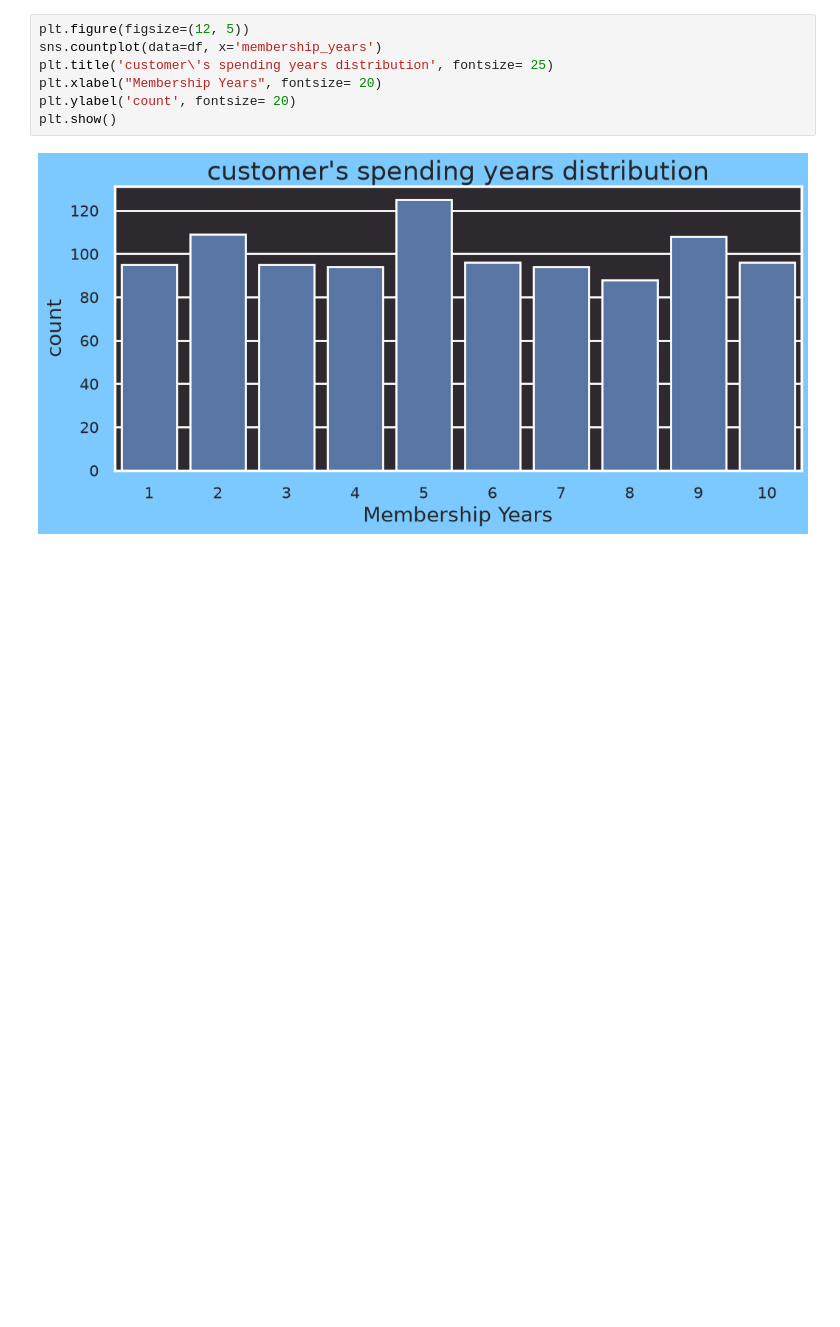
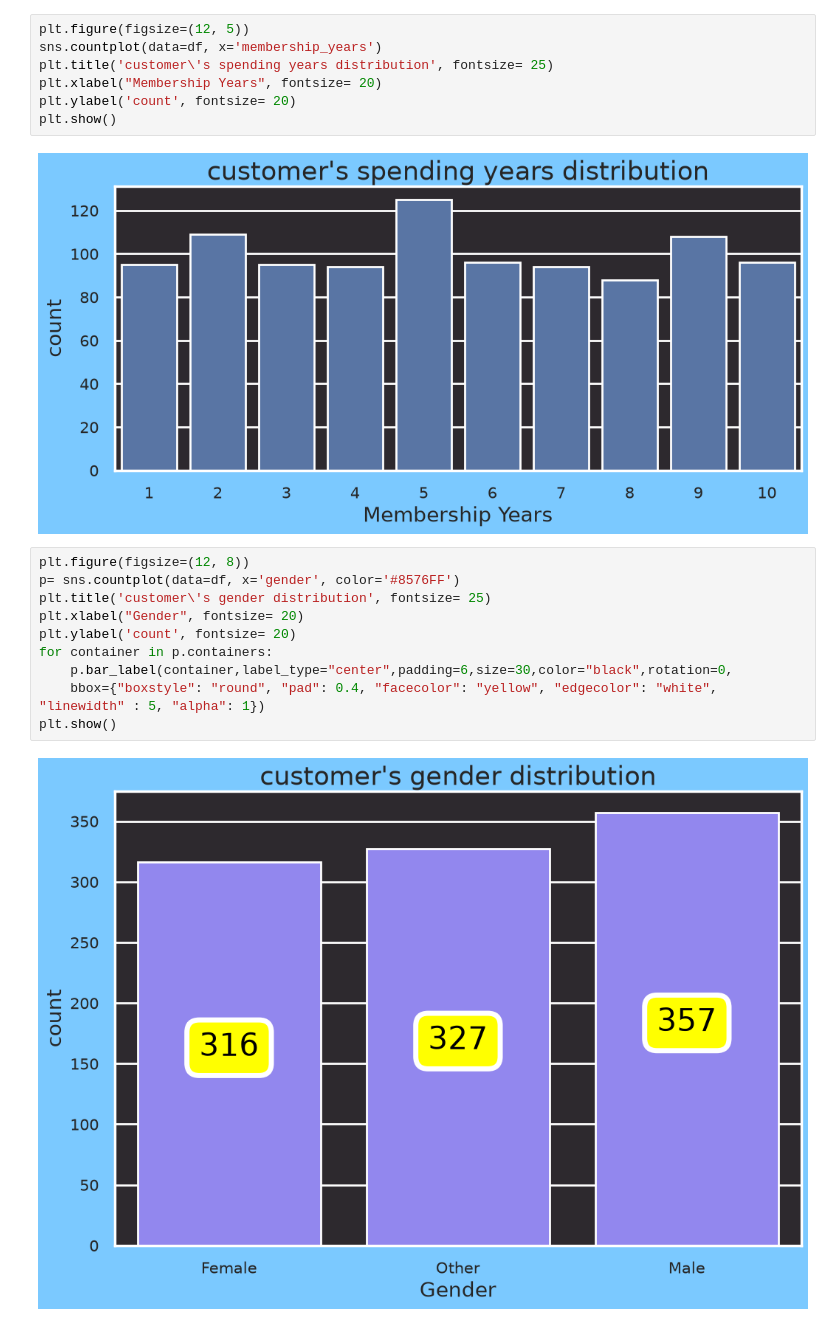
Before and after one commit to rzadrzi/customer-segmentation, a Jupyter notebook: customer_segmentation.ipynb, the cells around one changed output. Drawn from its saved outputs; the diff is of its cells as text; blank space fills up the shorter version.

Commit message:
feat: Add customer gender distribution

```diff
--- a/customer_segmentation.ipynb
+++ b/customer_segmentation.ipynb
@@ -144,3 +144,15 @@ plt.ylabel('count', fontsize= 20)
 plt.show()
 # %% [output]
 [figure]
+# %%
+plt.figure(figsize=(12, 8))
+p= sns.countplot(data=df, x='gender', color='#8576FF')
+plt.title('customer\'s gender distribution', fontsize= 25)
+plt.xlabel("Gender", fontsize= 20)
+plt.ylabel('count', fontsize= 20)
+for container in p.containers:
+    p.bar_label(container,label_type="center",padding=6,size=30,color="black",rotation=0,
+    bbox={"boxstyle": "round", "pad": 0.4, "facecolor": "yellow", "edgecolor": "white", "linewidth" : 5, "alpha": 1})
+plt.show()
+# %% [output]
+[figure, added]
```
